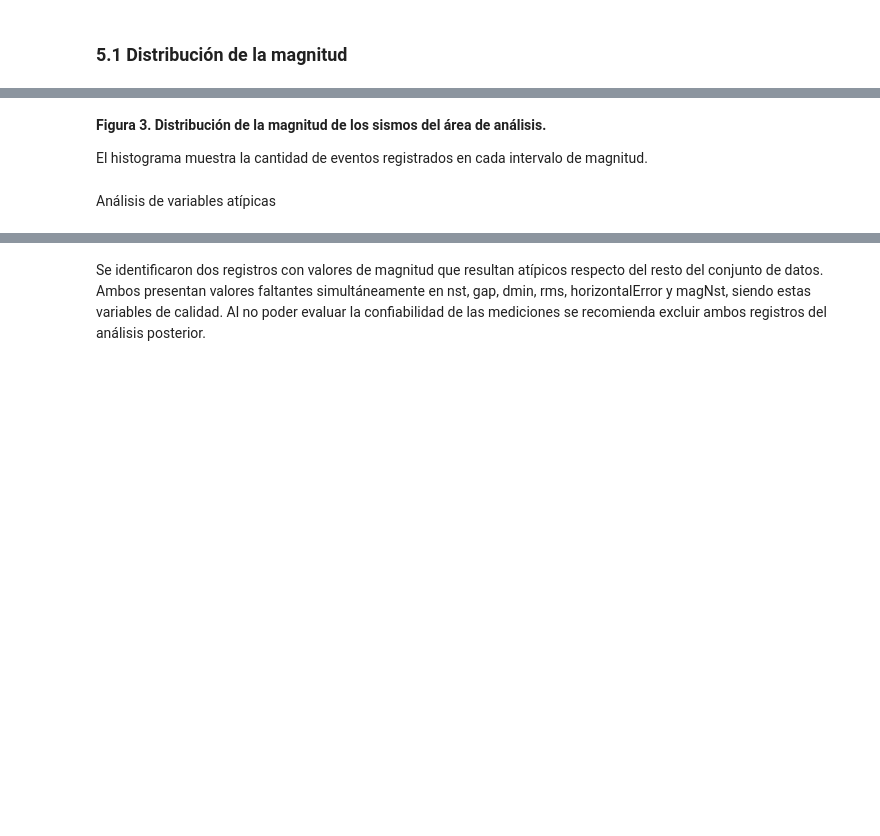
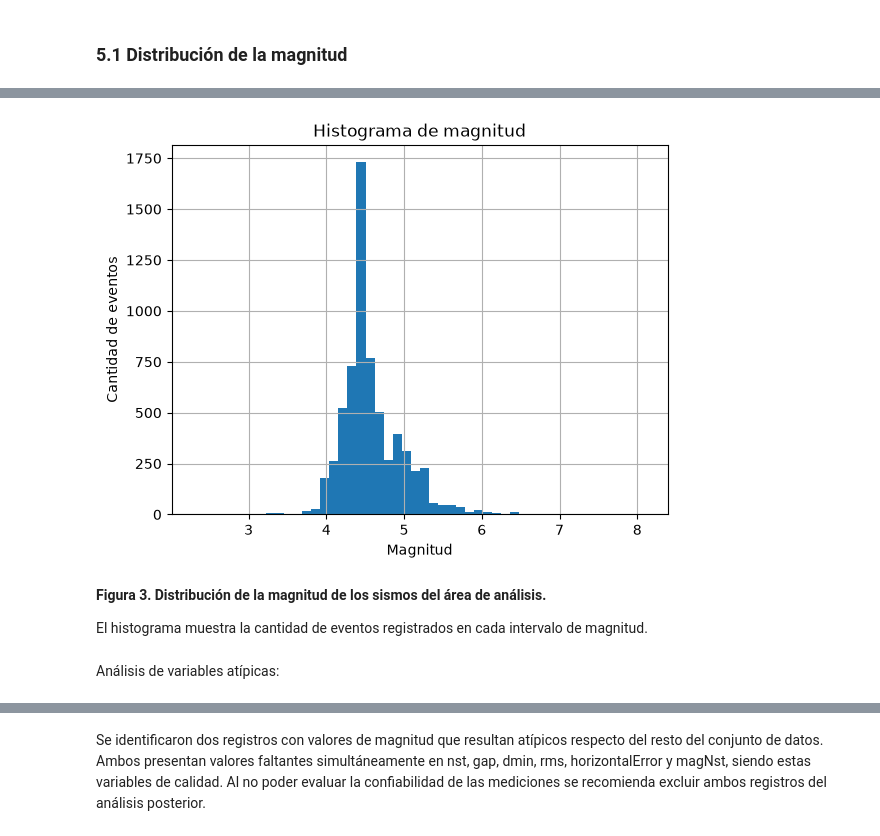
Before and after one commit to fer-gif/proyecto_ypf, a Jupyter notebook: notebooks/01_analisis_exploratorio.ipynb, the cells around one changed output, grey strips where cells are left out. Saved outputs shown, nothing was run; the diff lists cells and outputs as text; code cells hidden in the pictures; blank space fills up the shorter version.

```diff
--- a/notebooks/01_analisis_exploratorio.ipynb
+++ b/notebooks/01_analisis_exploratorio.ipynb
@@ -325,17 +492,19 @@ df_arg['mag'].value_counts().sort_index()
 # %%
 ax = df_arg["mag"].hist(bins=50)
 
-ax.set_title("Distribución de la magnitud de los sismos")
+ax.set_title("Histograma de magnitud")
 ax.set_xlabel("Magnitud")
 ax.set_ylabel("Cantidad de eventos")
 
 plt.show()
+# %% [output]
+[figure, added]
 # %% [markdown]
 **Figura 3. Distribución de la magnitud de los sismos del área de análisis.**
 
 El histograma muestra la cantidad de eventos registrados en cada intervalo de magnitud.
 # %% [markdown]
-Análisis de variables atípicas
+Análisis de variables atípicas:
 # %%
 index1 = df_arg[df_arg['mag']==5.06].index
 index2 = df_arg[df_arg['mag']==5.18].index
```
Also changed, not shown: parts of 96 cells of this notebook.
